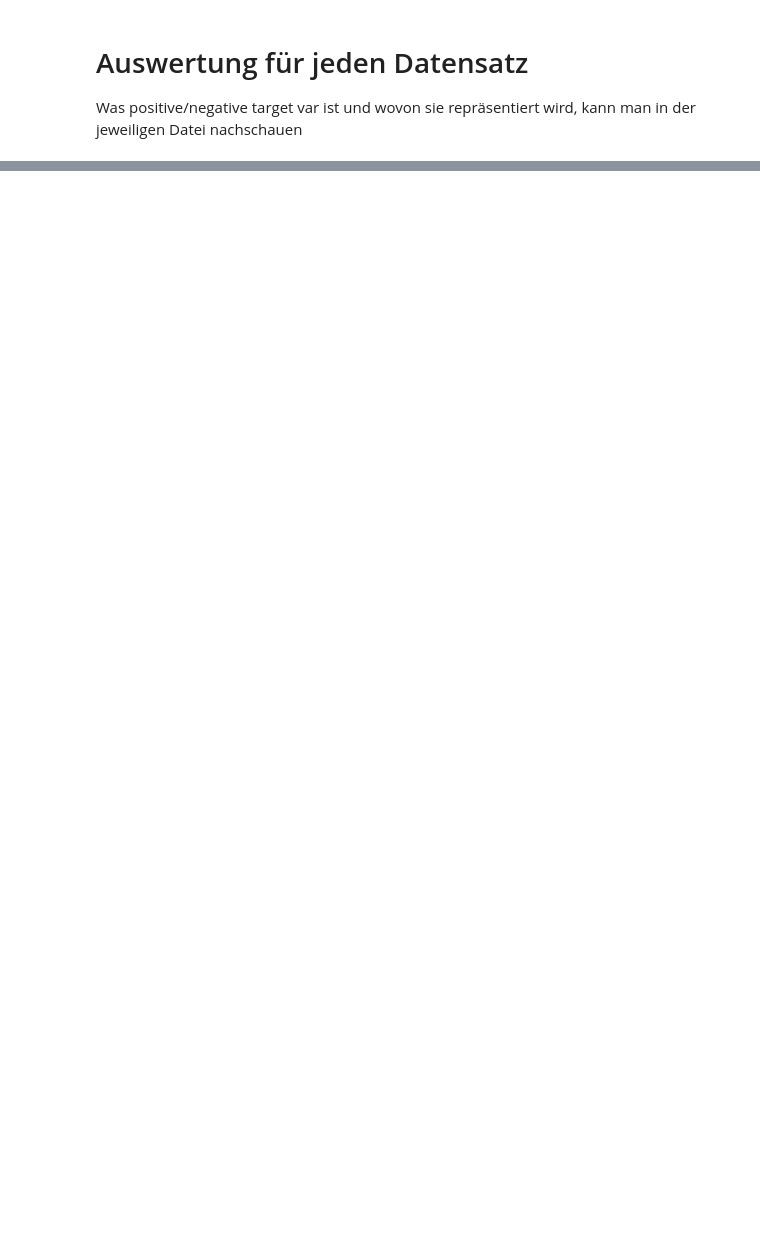
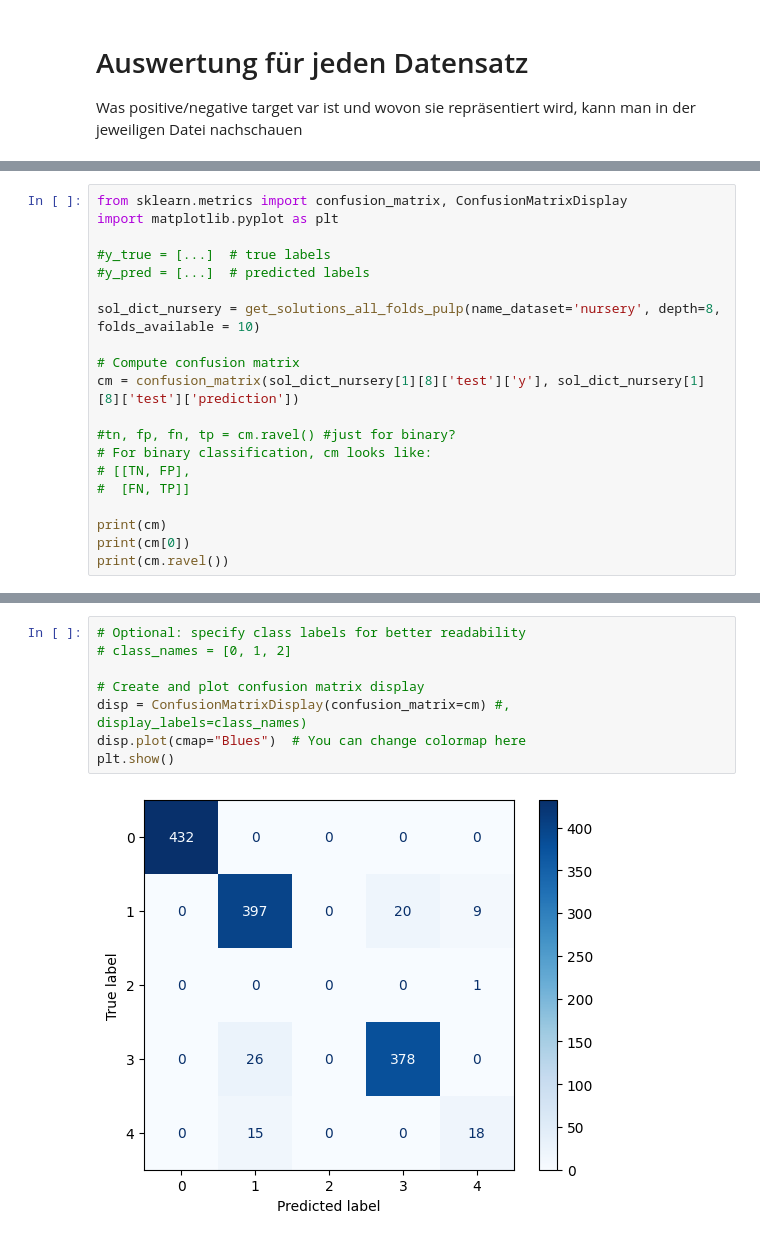
Before and after one commit to Morgall/LARF_BA, a Jupyter notebook: testing_juypter_notebooks/metrics_tree_test.ipynb, the cells around one changed output, grey strips where cells are left out. Cells and saved outputs as stored; diff of their text form; blank space fills up the shorter version.

```diff
--- a/testing_juypter_notebooks/metrics_tree_test.ipynb
+++ b/testing_juypter_notebooks/metrics_tree_test.ipynb
@@ -91,0 +171,20 @@ print(result_dict_adult[8]['test']['accuracy'])
+# %%
+from sklearn.metrics import confusion_matrix, ConfusionMatrixDisplay
+import matplotlib.pyplot as plt
+
+#y_true = [...]  # true labels
+#y_pred = [...]  # predicted labels
+
+sol_dict_nursery = get_solutions_all_folds_pulp(name_dataset='nursery', depth=8, folds_available = 10)
+
+# Compute confusion matrix
+cm = confusion_matrix(sol_dict_nursery[1][8]['test']['y'], sol_dict_nursery[1][8]['test']['prediction'])
+
+#tn, fp, fn, tp = cm.ravel() #just for binary?
+# For binary classification, cm looks like:
+# [[TN, FP],
+#  [FN, TP]]
+
+print(cm)
+print(cm[0])
+print(cm.ravel())
@@ -91,0 +200,10 @@ print(result_dict_adult[8]['test']['accuracy'])
+# %%
+# Optional: specify class labels for better readability
+# class_names = [0, 1, 2]
+
+# Create and plot confusion matrix display
+disp = ConfusionMatrixDisplay(confusion_matrix=cm) #, display_labels=class_names)
+disp.plot(cmap="Blues")  # You can change colormap here
+plt.show()
+# %% [output]
+[figure, added]
```
Also changed, not shown: parts of 11 cells of this notebook.
